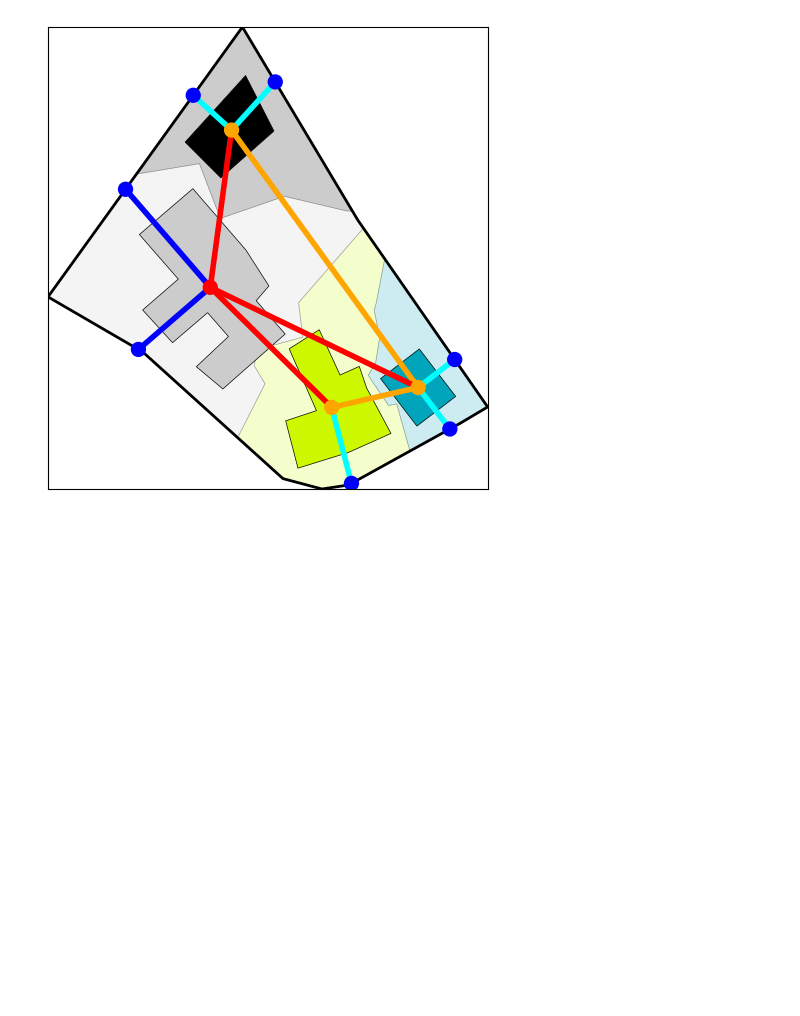
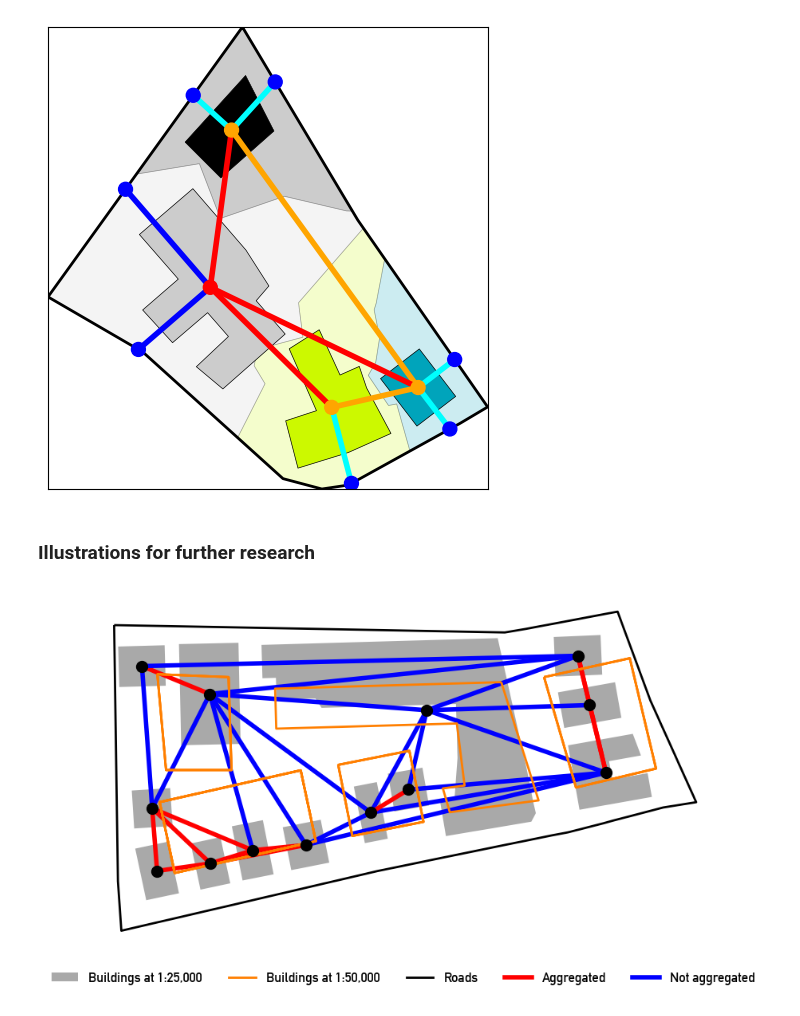
Before and after one commit to jorissenn/genops, a Jupyter notebook: 30_vector_training_set_construction.ipynb, the cells around one changed output. Saved outputs shown, nothing was run; the diff lists cells and outputs as text; code cells hidden in the pictures; blank space fills up the shorter version.

```diff
--- a/30_vector_training_set_construction.ipynb
+++ b/30_vector_training_set_construction.ipynb
@@ -1356,3 +1358,73 @@ path = os.path.join(output_path, name)
 #plt.savefig(path, bbox_inches="tight")
 # %% [output]
 [figure]
+# %% [markdown]
+### Illustrations for further research
+# %%
+block_id = 79743
+figsize = (10,6)
+fig, ax = plot_buildings_in_street_block(block_id, buildings, street_blocks, figsize)
+
+# nested list containing UUIDs that should be aggregated
+uuids_street_block_aggregated = [
+    ["{2C347F6C-DC4C-4105-9B26-D7BA8BF849CB}",
+     "{6F0ECF77-DC46-4DB2-BF7E-66A1BCFD7627}"],
+    ["{AC3C2098-5B02-421C-AD50-098BD1AA620B}",
+     "{C10F0A61-558C-4A8A-8D4B-DC150349A44C}",
+     "{16A83D33-CDB9-4E10-A25C-103B36CBDC9F}",
+     "{299CDACF-999F-42C9-A890-370E794EC378}",
+     "{DEAF549B-0E95-418B-A0A4-7E94143CFAAD}"],
+    ["{4D9D3F51-4F7E-429E-A49F-F1C1E694D9E3}",
+     "{030F9512-8E9B-41D2-8F4F-9D741CF88C48}"],
+    ["{A0584137-86E1-4B05-A4BD-F208DA27021D}",
+     "{657C69C0-FE28-4299-A5D8-FECB1EDE2F27}",
+     "{BC63EA48-A309-4886-8D70-E4836DE295BA}"]
+]
+
+# construct street block graph
+graph = construct_street_block_graph(block_id, proximity_graph_method="dt", building_features="", attach_roads=False)
+
+# search node IDs of the aggregated UUIDs
+uuids_street_block_aggregated_ids = []
+
+for group in uuids_street_block_aggregated:
+    group_id = []
+    for uuid in group:
+        for node_id, attributes in graph.nodes(data=True):
+            if attributes["uuid"] == uuid:
+                group_id.append(node_id)
+    uuids_street_block_aggregated_ids.append(group_id)
+
+# set aggregated = False for all edges
+for u, v in graph.edges():
+    graph[u][v]["aggregated"] = False
+
+# set aggregated = True for all edges part of an aggregation
+for group in uuids_street_block_aggregated_ids:
+    for u in group:
+        for v in group:
+            if graph.has_edge(u, v):
+                graph[u][v]["aggregated"] = True
+
+# plot the graph
+edge_color_map = {True: "red",
+                  False: "blue"}
+plot_graph(graph, ax=ax, edge_color="aggregated", edge_color_map=edge_color_map, axis=False)
+
+# creating proxy artists for the legend
+legend_elements = [
+    Patch(facecolor="darkgray", label="Buildings at 1:25,000"),
+    Line2D([0], [0], color="#ff7f00", lw=2, label="Buildings at 1:50,000"),
+    Line2D([0], [0], color="black", lw=2, label="Roads"),
+    Line2D([0], [0], color="red", lw=4, label="Aggregated"),
+    Line2D([0], [0], color="blue", lw=4, label="Not aggregated"),
+]
+
+# add the legend to the figure
+fig.legend(handles=legend_elements, loc="upper center", ncol=6, bbox_to_anchor=(0.51, 0.1), frameon=False, fontsize=12)
+
+plt.savefig(f"../../Figures/Discussion/limitations/future_research_vector.png", bbox_inches="tight")
+
+plt.show()
+# %% [output]
+[figure, added]
```
Also changed, not shown: parts of 1 cell of this notebook, 2 other files.
